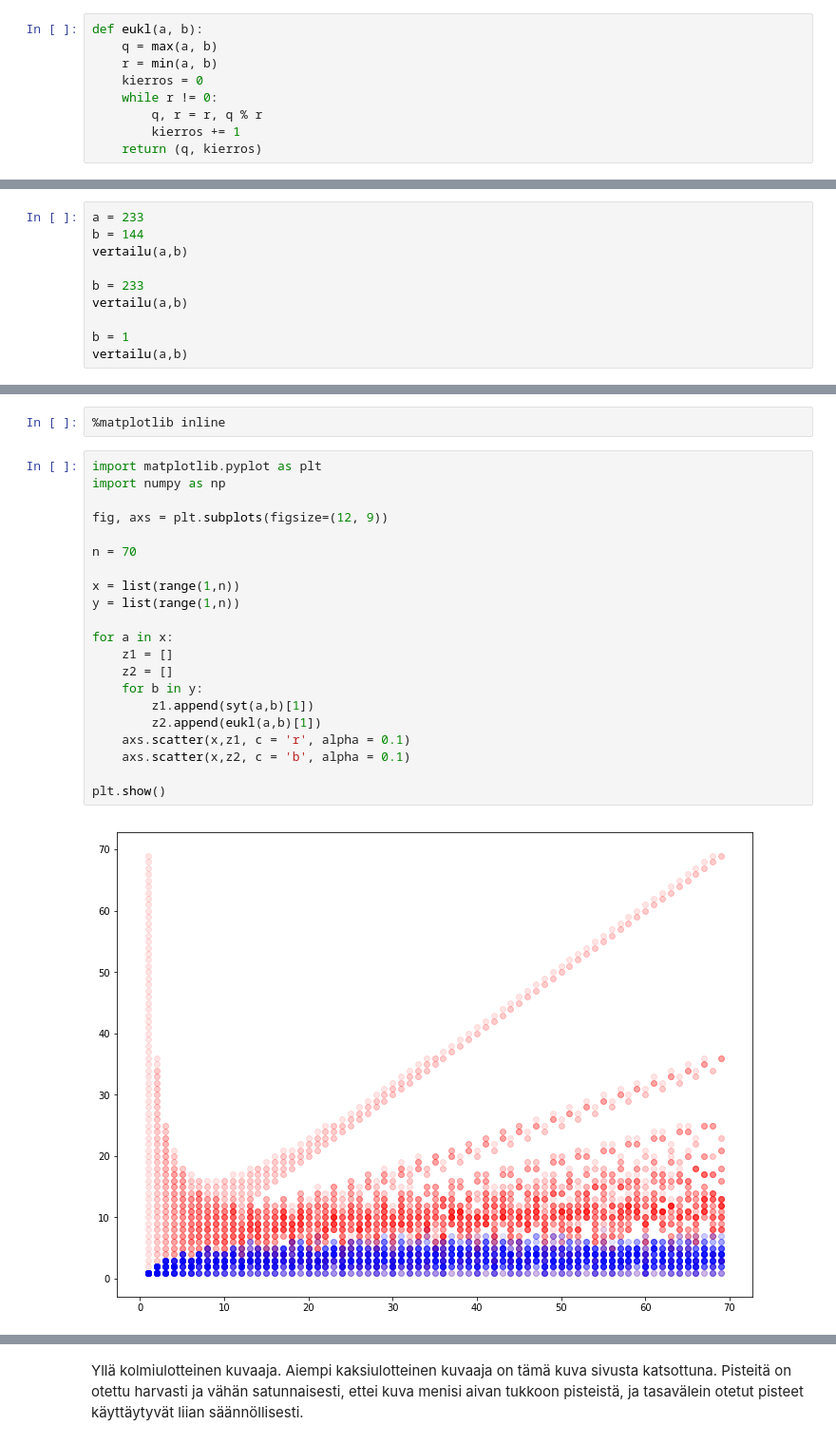
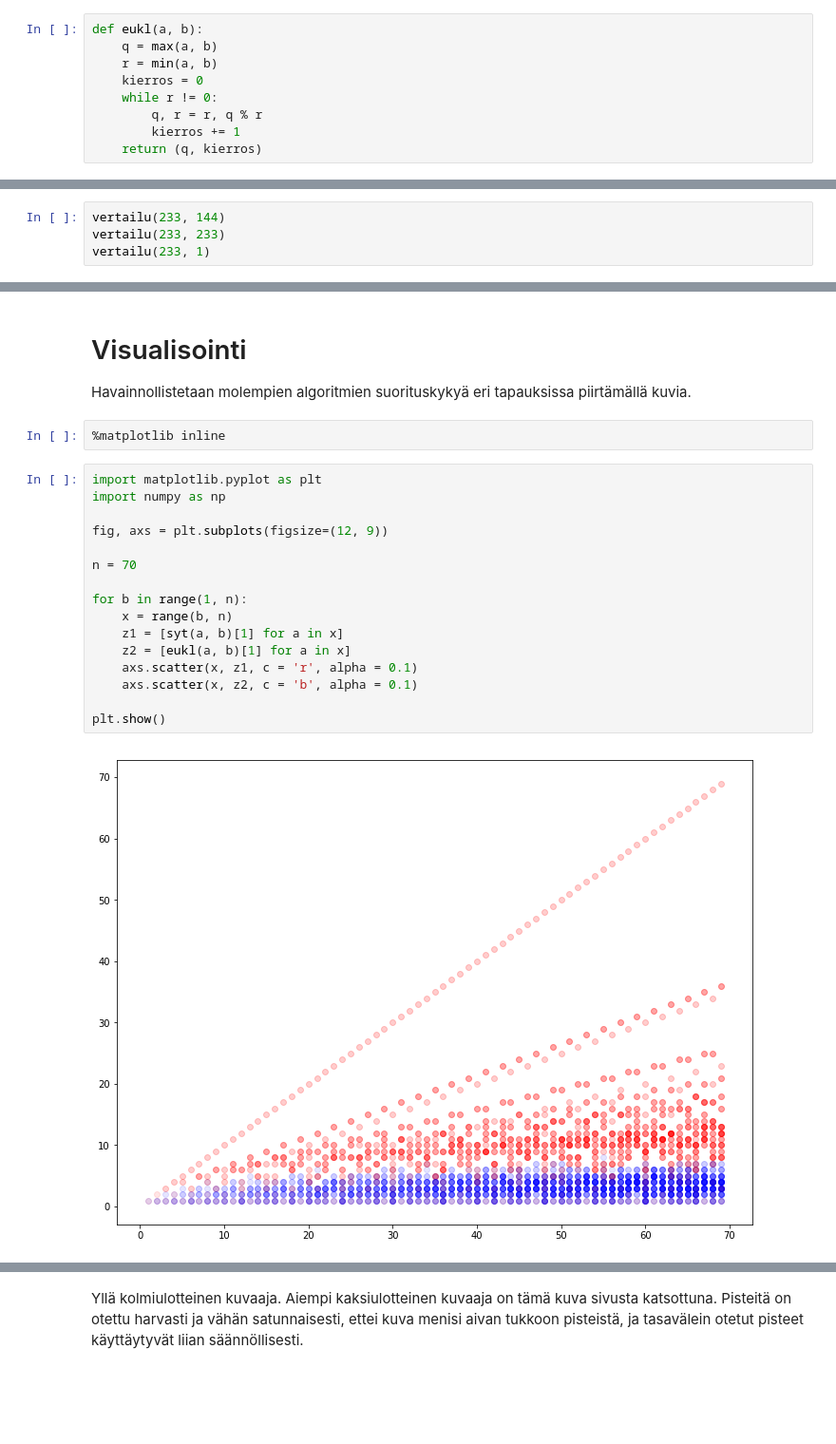
Before and after one commit to pajunkissa/gcd-complexity, a Jupyter notebook: Algoritmien vertailua.ipynb, the cells around one changed output, grey strips where cells are left out. Shown: that part at 95% size. Drawn from its saved outputs; the diff is of its cells as text; blank space fills up the shorter version.

```diff
--- a/Algoritmien vertailua.ipynb
+++ b/Algoritmien vertailua.ipynb
@@ -45,11 +50,5 @@ def vertailu(a, b):
 # %%
-a = 233
-b = 144
-vertailu(a,b)
-
-b = 233
-vertailu(a,b)
-
-b = 1
-vertailu(a,b)
+vertailu(233, 144)
+vertailu(233, 233)
+vertailu(233, 1)
 # %% [output]
@@ -82,25 +73,23 @@ Havainnollistetaan vielä molempien algoritmien suorituskykyä eri tapauksissa.
+# %% [markdown]
+# Visualisointi
+Havainnollistetaan molempien algoritmien suorituskykyä eri tapauksissa piirtämällä kuvia.
 # %%
 %matplotlib inline
 # %%
 import matplotlib.pyplot as plt
 import numpy as np
 
 fig, axs = plt.subplots(figsize=(12, 9))
 
 n = 70
 
-x = list(range(1,n))
-y = list(range(1,n))
-
-for a in x:
-    z1 = []
-    z2 = []
-    for b in y:
-        z1.append(syt(a,b)[1])
-        z2.append(eukl(a,b)[1])
-    axs.scatter(x,z1, c = 'r', alpha = 0.1)
-    axs.scatter(x,z2, c = 'b', alpha = 0.1)
+for b in range(1, n):
+    x = range(b, n)
+    z1 = [syt(a, b)[1] for a in x]
+    z2 = [eukl(a, b)[1] for a in x]
+    axs.scatter(x, z1, c = 'r', alpha = 0.1)
+    axs.scatter(x, z2, c = 'b', alpha = 0.1)
 
 plt.show()
 # %% [output]
-[figure, old version]
+[figure, new version]
```
Also changed, not shown: parts of 12 cells of this notebook.
